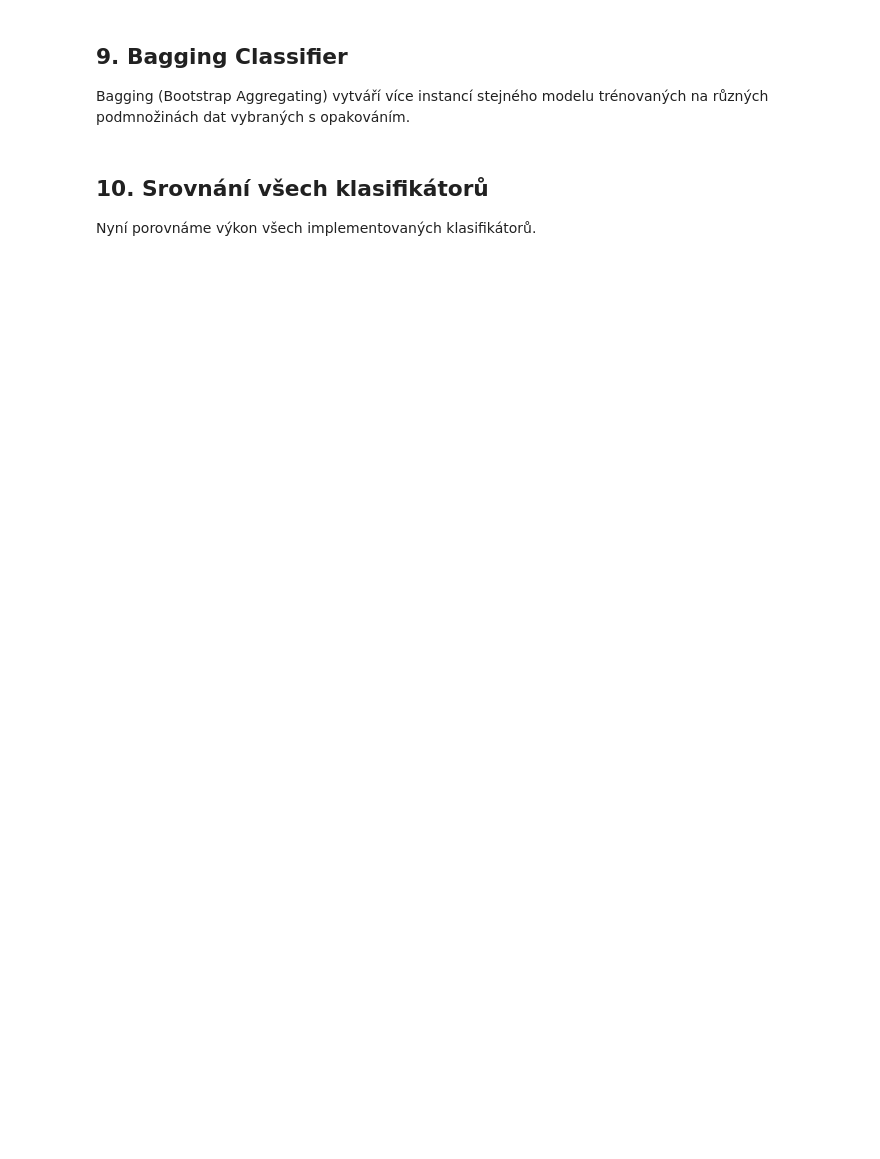
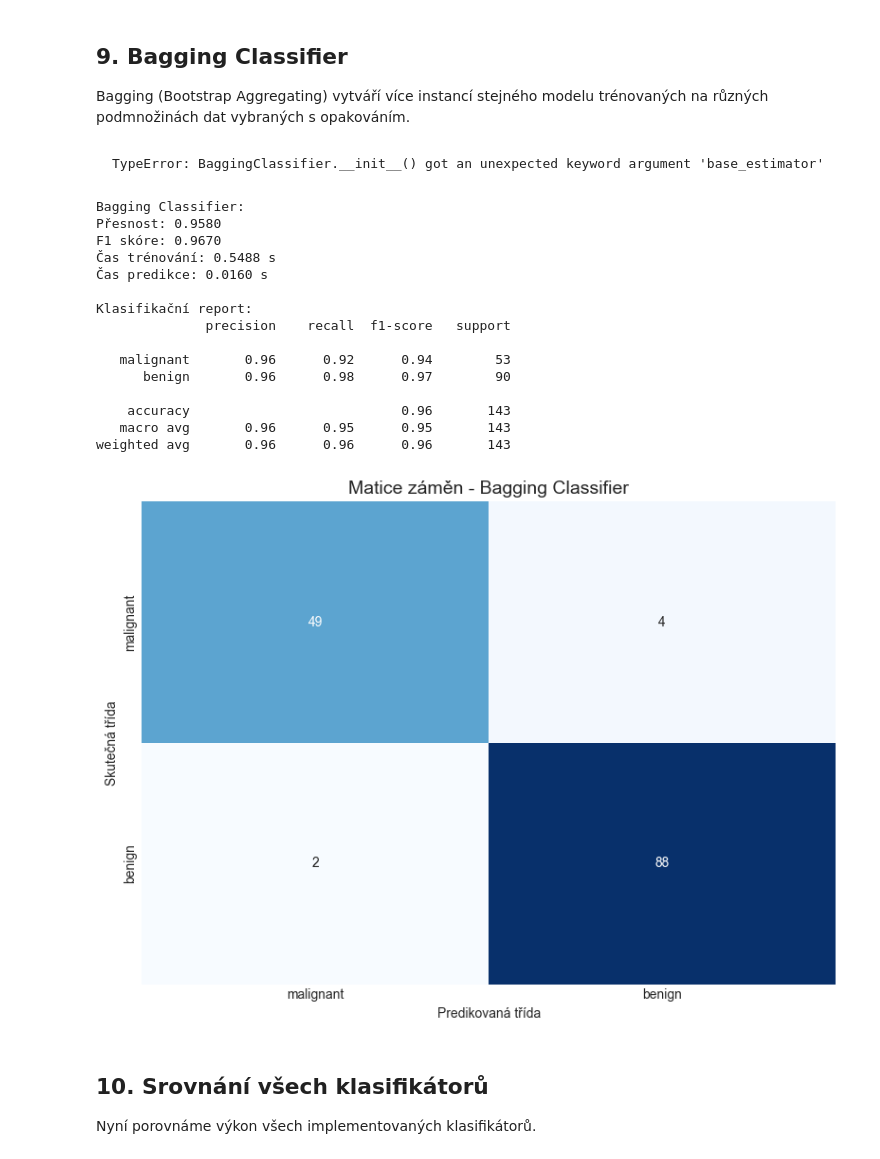
Before and after one commit to pavelklos/ai-ml, a Jupyter notebook: 9-SCIKIT-LEARN/01.05-Classification-Ensemble-Classifiers.ipynb, the cells around one changed output. Drawn from its saved outputs; the diff is of its cells as text; code cells hidden in the pictures; blank space fills up the shorter version.

````diff
--- a/9-SCIKIT-LEARN/01.05-Classification-Ensemble-Classifiers.ipynb
+++ b/9-SCIKIT-LEARN/01.05-Classification-Ensemble-Classifiers.ipynb
@@ -440,3 +690,44 @@ base_results.append(bagging_result)
+# %% [markdown]
+```
+TypeError: BaggingClassifier.__init__() got an unexpected keyword argument 'base_estimator'
+```
+# %%
+from sklearn.ensemble import BaggingClassifier
+from sklearn.tree import DecisionTreeClassifier
+
+# Implementace Bagging s rozhodovacím stromem jako základním modelem
+bagging_classifier = BaggingClassifier(
+    estimator=DecisionTreeClassifier(),  # základní model
+    n_estimators=100,  # počet modelů
+    max_samples=0.8,  # podíl vzorků pro každý model
+    max_features=0.8,  # podíl příznaků pro každý model
+    bootstrap=True,  # vzorkování s opakováním
+    bootstrap_features=False,  # bez vzorkování příznaků
+    random_state=42
+)
+
+# Vyhodnocení Bagging
+bagging_result = evaluate_classifier(
+    "Bagging Classifier", bagging_classifier, X_train_scaled, X_test_scaled, y_train, y_test
+)
+base_results.append(bagging_result)
+# %% [output]
+Bagging Classifier:
+Přesnost: 0.9580
+F1 skóre: 0.9670
+Čas trénování: 0.5488 s
+Čas predikce: 0.0160 s
+
+Klasifikační report:
+              precision    recall  f1-score   support
+
+   malignant       0.96      0.92      0.94        53
+      benign       0.96      0.98      0.97        90
+
+    accuracy                           0.96       143
+   macro avg       0.96      0.95      0.95       143
+weighted avg       0.96      0.96      0.96       143
+[figure, added]
 # %% [markdown]
 ## 10. Srovnání všech klasifikátorů
 
````
Also changed, not shown: parts of 25 cells of this notebook, 1 other file.
